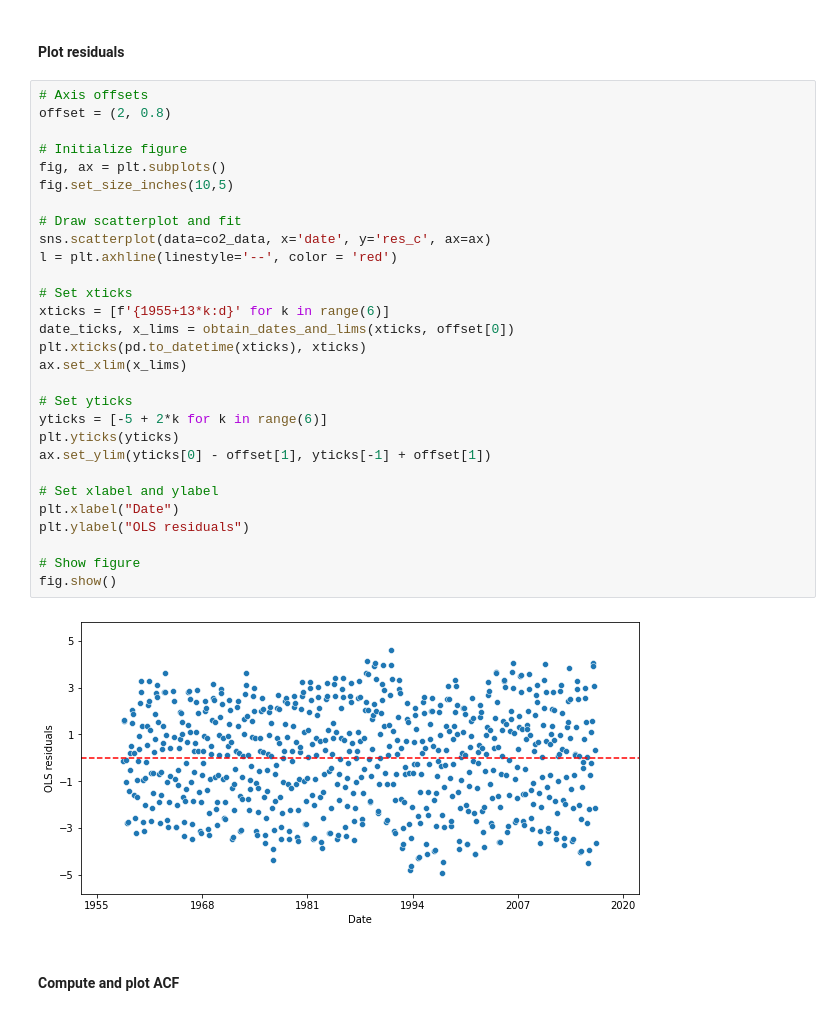
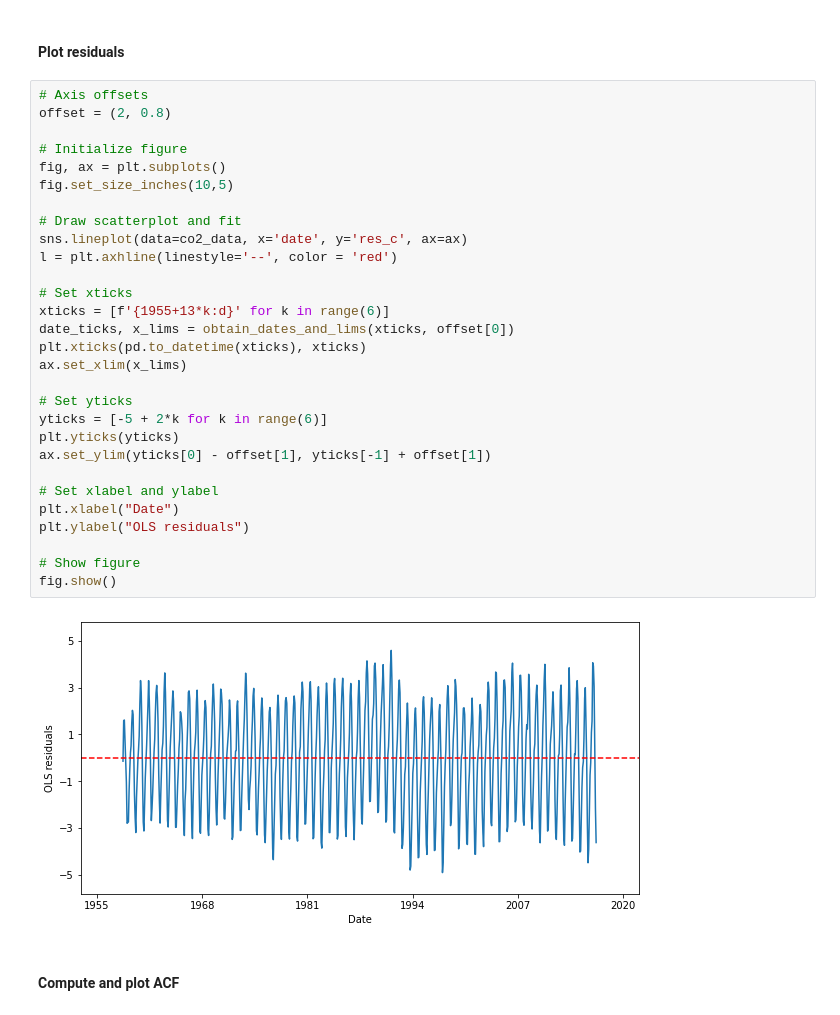
Before and after one commit to pipeton8/6.439-stats-comp-applications, a Jupyter notebook: Assignments/3 - Economics/6.439 - Problem Set 3.ipynb, the cells around one changed output. Drawn from its saved outputs; the diff is of its cells as text.

```diff
--- a/Assignments/3 - Economics/6.439 - Problem Set 3.ipynb
+++ b/Assignments/3 - Economics/6.439 - Problem Set 3.ipynb
@@ -498,34 +498,34 @@ fig.show()
 # %%
 # Axis offsets
 offset = (2, 0.8)
 
 # Initialize figure
 fig, ax = plt.subplots()
 fig.set_size_inches(10,5)
 
 # Draw scatterplot and fit
-sns.scatterplot(data=co2_data, x='date', y='res_c', ax=ax)
+sns.lineplot(data=co2_data, x='date', y='res_c', ax=ax)
 l = plt.axhline(linestyle='--', color = 'red')
 
 # Set xticks
 xticks = [f'{1955+13*k:d}' for k in range(6)]
 date_ticks, x_lims = obtain_dates_and_lims(xticks, offset[0])
 plt.xticks(pd.to_datetime(xticks), xticks)
 ax.set_xlim(x_lims)
 
 # Set yticks
 yticks = [-5 + 2*k for k in range(6)]
 plt.yticks(yticks)
 ax.set_ylim(yticks[0] - offset[1], yticks[-1] + offset[1])
 
 # Set xlabel and ylabel
 plt.xlabel("Date")
 plt.ylabel("OLS residuals")
 
 # Show figure
 fig.show()
 # %% [output]
-[figure, old version]
+[figure, new version]
 # %% [markdown]
 #### Compute and plot ACF
 # %%
```
Also changed, not shown: parts of 19 cells of this notebook.
